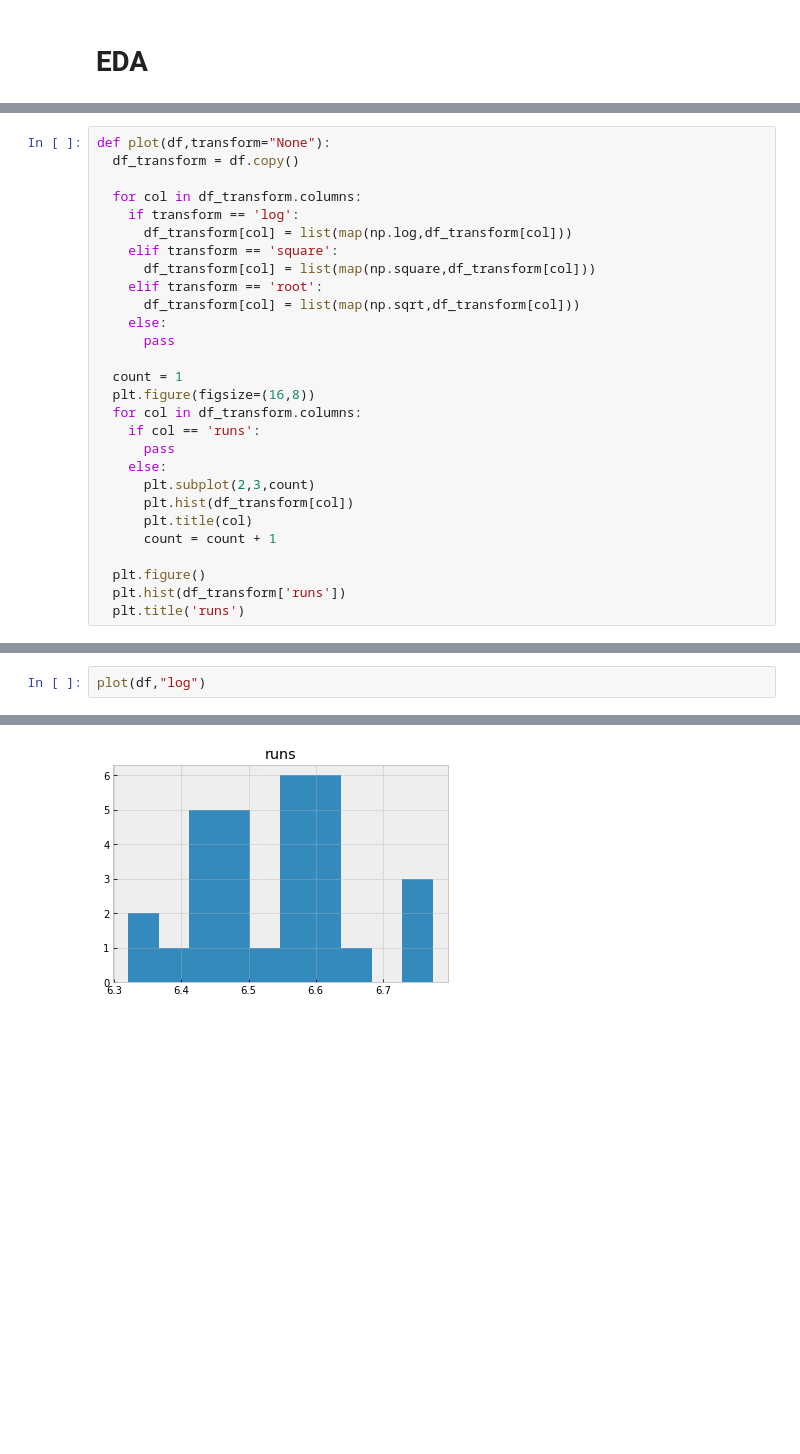
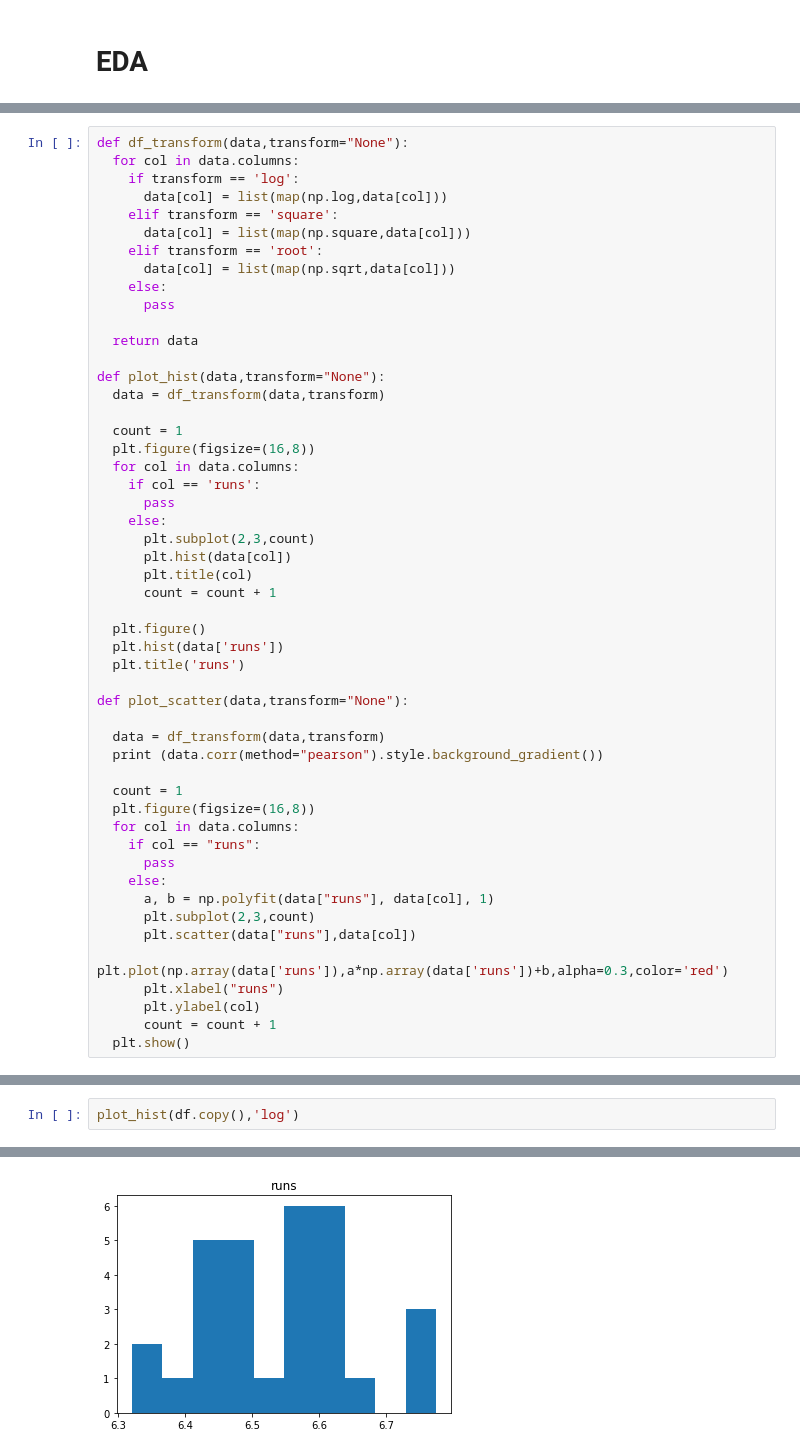
Before and after one commit to saychelsea11/Moneyball_Linear_Regression, a Jupyter notebook: Moneyball_Linear_Regression.ipynb, the cells around one changed output, grey strips where cells are left out. Cells and saved outputs as stored; diff of their text form; blank space fills up the shorter version.

Commit message:
Add files via upload
Added functions to plot histogram, scatter and perform log/root/square transformations. Added markdown text for each section.

```diff
--- a/Moneyball_Linear_Regression.ipynb
+++ b/Moneyball_Linear_Regression.ipynb
@@ -65,28 +71,51 @@ df.head()
 # %%
-def plot(df,transform="None"):
-  df_transform = df.copy()
-
-  for col in df_transform.columns:
+def df_transform(data,transform="None"):
+  for col in data.columns:
     if transform == 'log':
-      df_transform[col] = list(map(np.log,df_transform[col]))
+      data[col] = list(map(np.log,data[col]))
     elif transform == 'square':
-      df_transform[col] = list(map(np.square,df_transform[col]))
+      data[col] = list(map(np.square,data[col]))
     elif transform == 'root':
-      df_transform[col] = list(map(np.sqrt,df_transform[col]))
+      data[col] = list(map(np.sqrt,data[col]))
     else:
       pass
 
+  return data
+
+def plot_hist(data,transform="None"):
+  data = df_transform(data,transform)
+
   count = 1
   plt.figure(figsize=(16,8))
-  for col in df_transform.columns:
+  for col in data.columns:
     if col == 'runs':
       pass
     else:
       plt.subplot(2,3,count)
-      plt.hist(df_transform[col])
+      plt.hist(data[col])
       plt.title(col)
       count = count + 1
 
   plt.figure()
-  plt.hist(df_transform['runs'])
+  plt.hist(data['runs'])
   plt.title('runs')
+
+def plot_scatter(data,transform="None"):
+
+  data = df_transform(data,transform)
+  print (data.corr(method="pearson").style.background_gradient())
+
+  count = 1
+  plt.figure(figsize=(16,8))
+  for col in data.columns:
+    if col == "runs":
+      pass
+    else:
+      a, b = np.polyfit(data["runs"], data[col], 1)
+      plt.subplot(2,3,count)
+      plt.scatter(data["runs"],data[col])
+      plt.plot(np.array(data['runs']),a*np.array(data['runs'])+b,alpha=0.3,color='red')
+      plt.xlabel("runs")
+      plt.ylabel(col)
+      count = count + 1
+  plt.show()
@@ -98,3 +131,3 @@ plot(df)
 # %%
-plot(df,"log")
+plot_hist(df.copy(),'log')
 # %% [output]
@@ -102 +135 @@ plot(df,"log")
-[figure, old version]
+[figure, new version]
```
Also changed, not shown: parts of 19 cells of this notebook.
